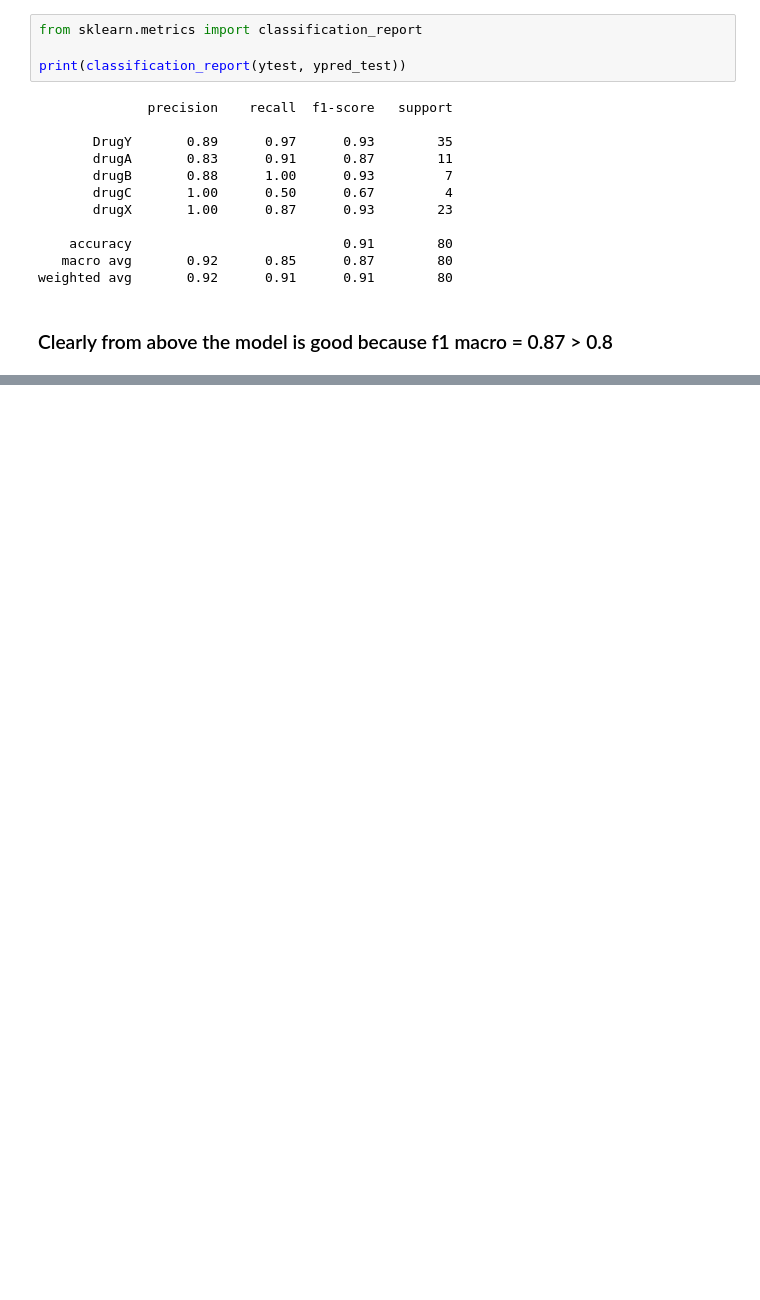
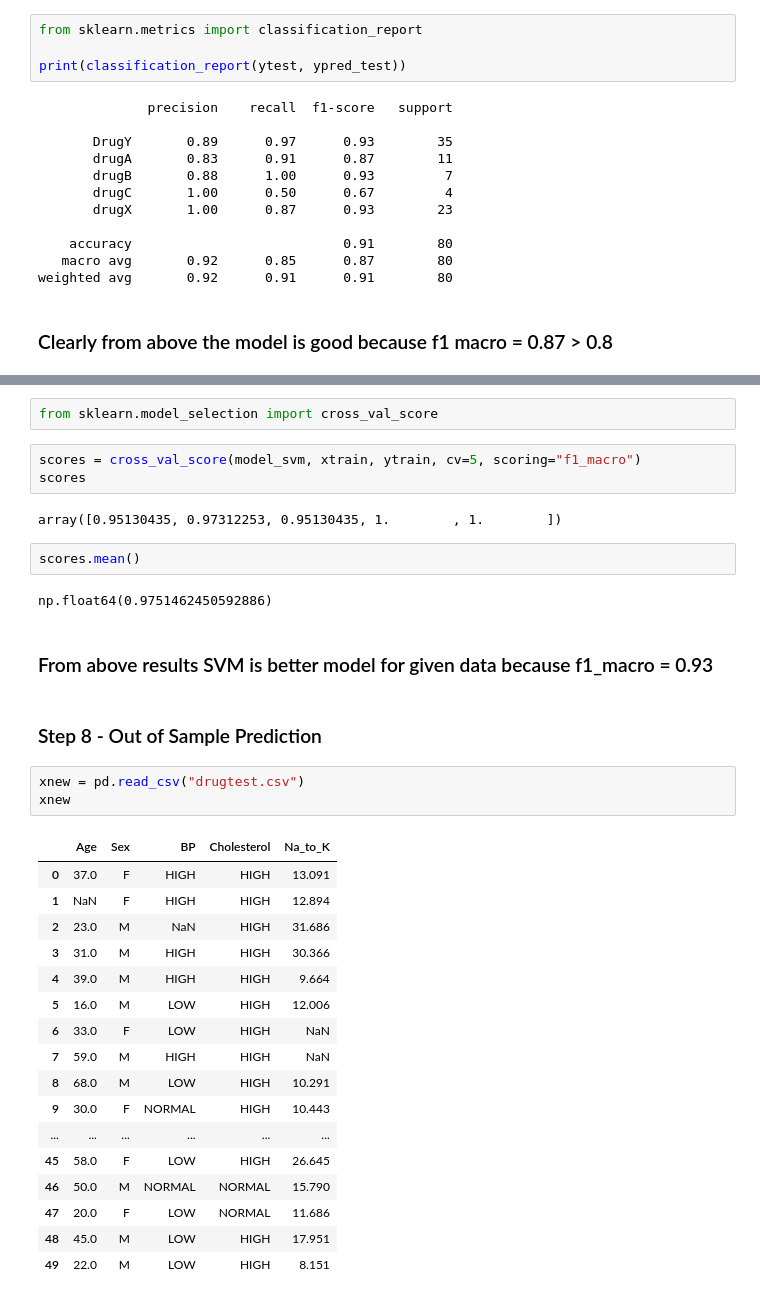
Before and after one commit to utkarshg1/Wakad-ML-Weekend-9-11-am, a Jupyter notebook: 12 KNN and SVM/KNN_SVM.ipynb, the cells around one changed output, grey strips where cells are left out. Drawn from its saved outputs; the diff is of its cells as text; blank space fills up the shorter version.

```diff
--- a/12 KNN and SVM/KNN_SVM.ipynb
+++ b/12 KNN and SVM/KNN_SVM.ipynb
@@ -290,0 +348,36 @@ weighted avg       0.92      0.91      0.91        80
+# %%
+from sklearn.model_selection import cross_val_score
+# %%
+scores = cross_val_score(model_svm, xtrain, ytrain, cv=5, scoring="f1_macro")
+scores
+# %% [output]
+array([0.95130435, 0.97312253, 0.95130435, 1.        , 1.        ])
+# %%
+scores.mean()
+# %% [output]
+np.float64(0.9751462450592886)
+# %% [markdown]
+### From above results SVM is better model for given data because f1_macro = 0.93
+# %% [markdown]
+### Step 8 - Out of Sample Prediction
+# %%
+xnew = pd.read_csv("drugtest.csv")
+xnew
+# %% [output]
+|  | Age | Sex | BP | Cholesterol | Na_to_K |
+| 0 | 37.0 | F | HIGH | HIGH | 13.091 |
+| 1 | NaN | F | HIGH | HIGH | 12.894 |
+| 2 | 23.0 | M | NaN | HIGH | 31.686 |
+| 3 | 31.0 | M | HIGH | HIGH | 30.366 |
+| 4 | 39.0 | M | HIGH | HIGH | 9.664 |
+| 5 | 16.0 | M | LOW | HIGH | 12.006 |
+| 6 | 33.0 | F | LOW | HIGH | NaN |
+| 7 | 59.0 | M | HIGH | HIGH | NaN |
+| 8 | 68.0 | M | LOW | HIGH | 10.291 |
+| 9 | 30.0 | F | NORMAL | HIGH | 10.443 |
+| ... | ... | ... | ... | ... | ... |
+| 45 | 58.0 | F | LOW | HIGH | 26.645 |
+| 46 | 50.0 | M | NORMAL | NORMAL | 15.790 |
+| 47 | 20.0 | F | LOW | NORMAL | 11.686 |
+| 48 | 45.0 | M | LOW | HIGH | 17.951 |
+| 49 | 22.0 | M | LOW | HIGH | 8.151 |
```
Also changed, not shown: parts of 28 cells of this notebook, 4 other files.
